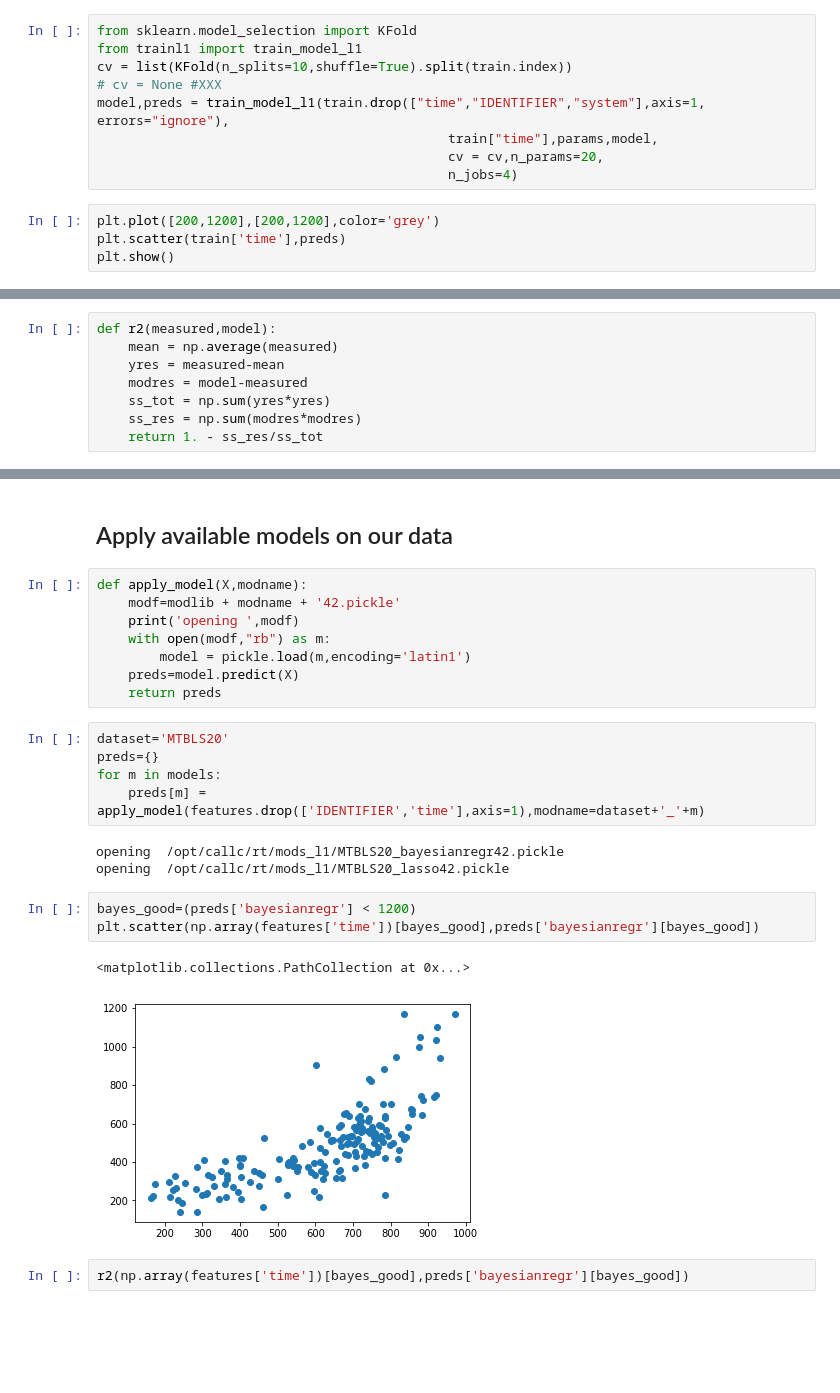
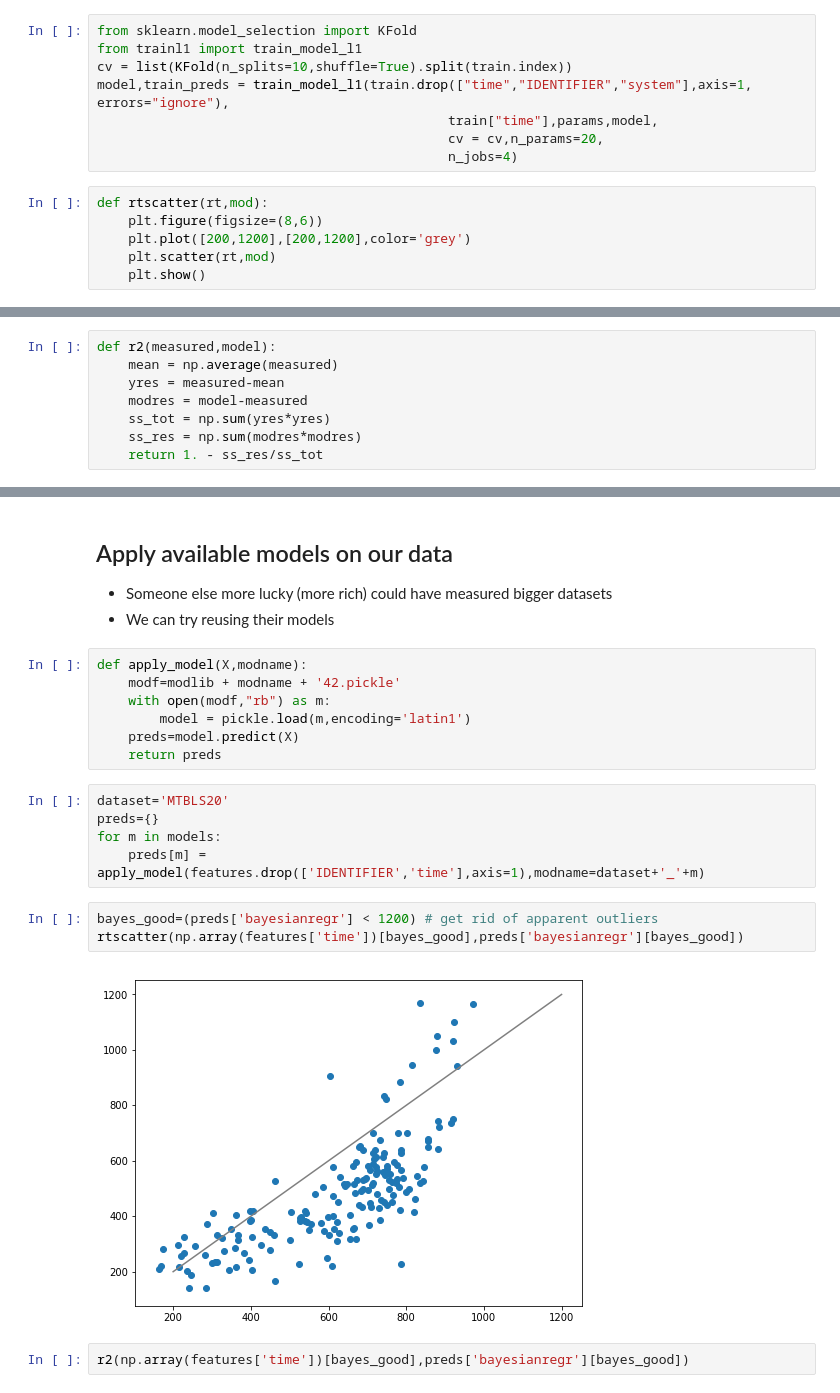
Before and after one commit to RECETOX/CALLC, a Jupyter notebook: sitola_9-21/callc.ipynb, the cells around one changed output, grey strips where cells are left out. Cells and saved outputs as stored; diff of their text form; blank space fills up the shorter version.

```diff
--- a/sitola_9-21/callc.ipynb
+++ b/sitola_9-21/callc.ipynb
@@ -76,12 +75,13 @@ train=features.iloc[index[testsize:]]
 from sklearn.model_selection import KFold
 from trainl1 import train_model_l1
 cv = list(KFold(n_splits=10,shuffle=True).split(train.index))
-# cv = None #XXX
-model,preds = train_model_l1(train.drop(["time","IDENTIFIER","system"],axis=1, errors="ignore"),
+model,train_preds = train_model_l1(train.drop(["time","IDENTIFIER","system"],axis=1, errors="ignore"),
                                              train["time"],params,model,
                                              cv = cv,n_params=20,
                                              n_jobs=4)
 # %%
-plt.plot([200,1200],[200,1200],color='grey')
-plt.scatter(train['time'],preds)
-plt.show()
+def rtscatter(rt,mod):
+    plt.figure(figsize=(8,6))
+    plt.plot([200,1200],[200,1200],color='grey')
+    plt.scatter(rt,mod)
+    plt.show()
@@ -116,9 +130,10 @@ r2(np.array(test['time']),np.array(test_preds['predictions']))
 # %% [markdown]
 ## Apply available models on our data
+- Someone else more lucky (more rich) could have measured bigger datasets
+- We can try reusing their models
 # %%
 def apply_model(X,modname):
     modf=modlib + modname + '42.pickle'
-    print('opening ',modf)
     with open(modf,"rb") as m:
         model = pickle.load(m,encoding='latin1')
     preds=model.predict(X)
@@ -128,15 +143,11 @@ dataset='MTBLS20'
 preds={}
 for m in models:
     preds[m] = apply_model(features.drop(['IDENTIFIER','time'],axis=1),modname=dataset+'_'+m)
-# %% [output]
-opening  /opt/callc/rt/mods_l1/MTBLS20_bayesianregr42.pickle
-opening  /opt/callc/rt/mods_l1/MTBLS20_lasso42.pickle
 # %%
-bayes_good=(preds['bayesianregr'] < 1200)
-plt.scatter(np.array(features['time'])[bayes_good],preds['bayesianregr'][bayes_good])
+bayes_good=(preds['bayesianregr'] < 1200) # get rid of apparent outliers
+rtscatter(np.array(features['time'])[bayes_good],preds['bayesianregr'][bayes_good])
 # %% [output]
-<matplotlib.collections.PathCollection at 0x...>
-[figure, old version]
+[figure, new version]
 # %%
 r2(np.array(features['time'])[bayes_good],preds['bayesianregr'][bayes_good])
 # %% [output]
```
Also changed, not shown: parts of 25 cells of this notebook, 2 other files.
